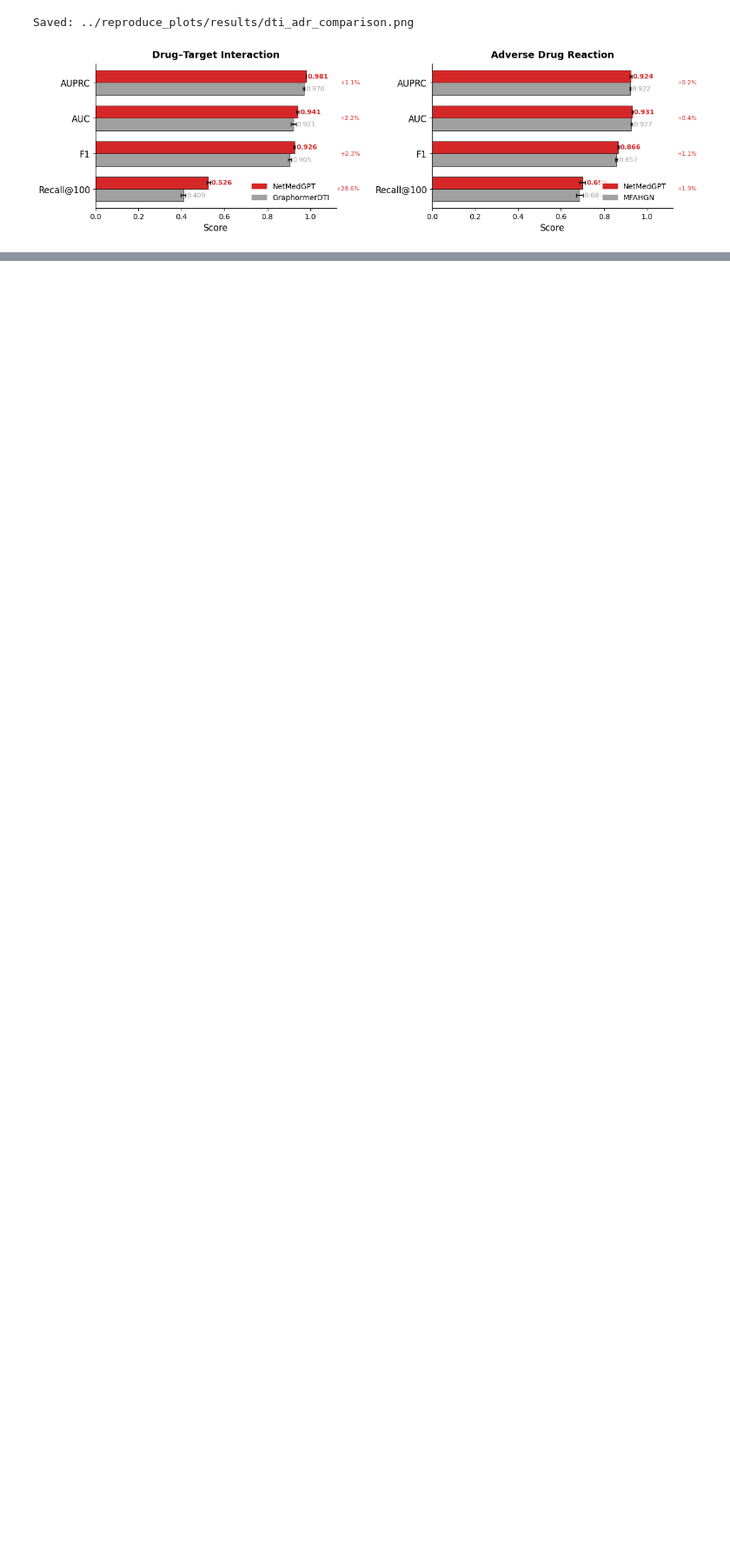
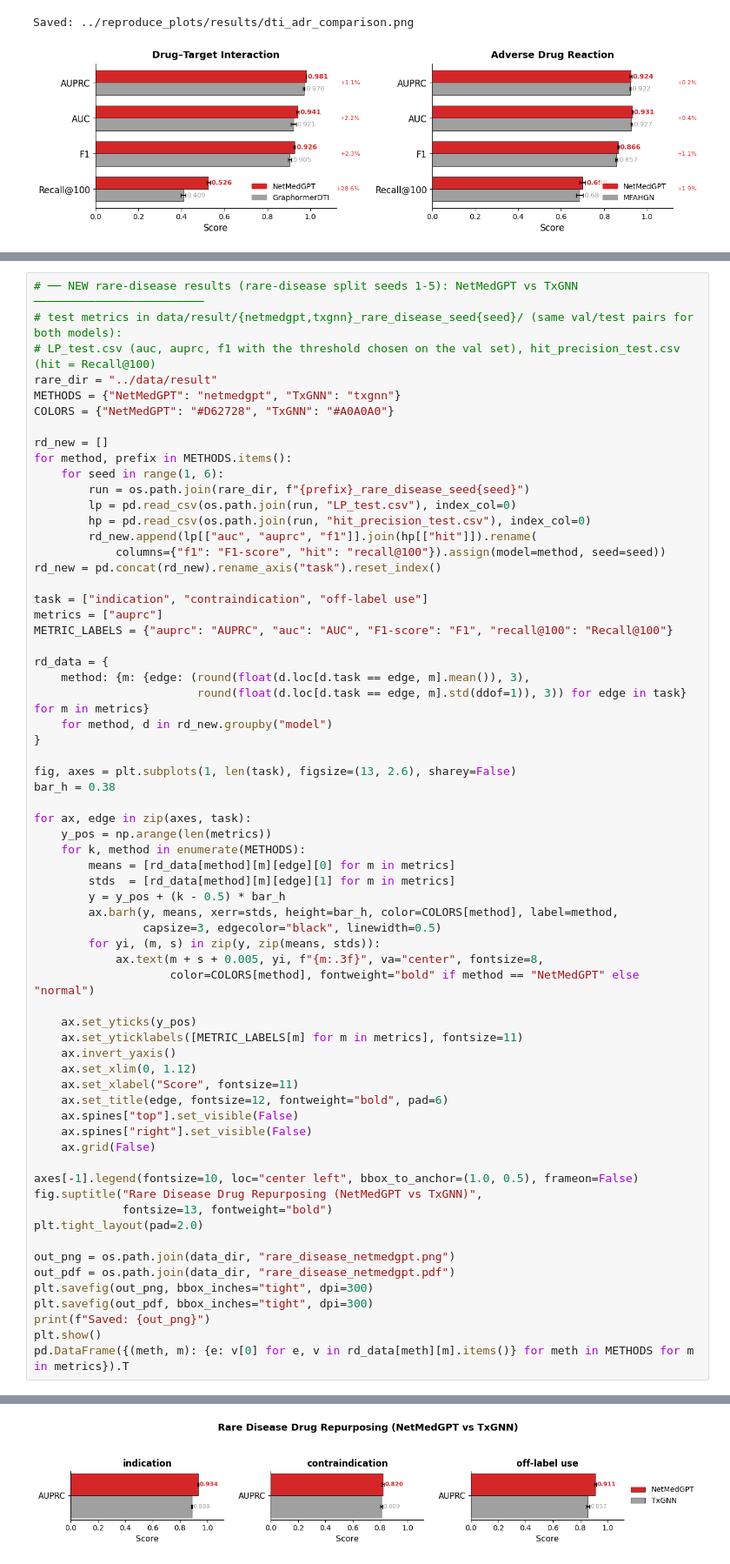
Before and after one commit to faren-f/NetMedGPT, a Jupyter notebook: reproduce_plots/reproduce_plots.ipynb, the cells around one changed output, grey strips where cells are left out. Shown at 87% size. Saved outputs shown, nothing was run; the diff lists cells and outputs as text; blank space fills up the shorter version.

```diff
--- a/reproduce_plots/reproduce_plots.ipynb
+++ b/reproduce_plots/reproduce_plots.ipynb
@@ -1887,0 +1973,66 @@ Saved: ../reproduce_plots/results/rare_disease_netmedgpt.png
+# %%
+# ── NEW rare-disease results (rare-disease split seeds 1-5): NetMedGPT vs TxGNN ─────────────────────────
+# test metrics in data/result/{netmedgpt,txgnn}_rare_disease_seed{seed}/ (same val/test pairs for both models):
+# LP_test.csv (auc, auprc, f1 with the threshold chosen on the val set), hit_precision_test.csv (hit = Recall@100)
+rare_dir = "../data/result"
+METHODS = {"NetMedGPT": "netmedgpt", "TxGNN": "txgnn"}
+COLORS = {"NetMedGPT": "#D62728", "TxGNN": "#A0A0A0"}
+
+rd_new = []
+for method, prefix in METHODS.items():
+    for seed in range(1, 6):
+        run = os.path.join(rare_dir, f"{prefix}_rare_disease_seed{seed}")
+        lp = pd.read_csv(os.path.join(run, "LP_test.csv"), index_col=0)
+        hp = pd.read_csv(os.path.join(run, "hit_precision_test.csv"), index_col=0)
+        rd_new.append(lp[["auc", "auprc", "f1"]].join(hp[["hit"]]).rename(
+            columns={"f1": "F1-score", "hit": "recall@100"}).assign(model=method, seed=seed))
+rd_new = pd.concat(rd_new).rename_axis("task").reset_index()
+
+task = ["indication", "contraindication", "off-label use"]
+metrics = ["auprc"]
+METRIC_LABELS = {"auprc": "AUPRC", "auc": "AUC", "F1-score": "F1", "recall@100": "Recall@100"}
+
+rd_data = {
+    method: {m: {edge: (round(float(d.loc[d.task == edge, m].mean()), 3),
+                        round(float(d.loc[d.task == edge, m].std(ddof=1)), 3)) for edge in task} for m in metrics}
+    for method, d in rd_new.groupby("model")
+}
+
+fig, axes = plt.subplots(1, len(task), figsize=(13, 2.6), sharey=False)
+bar_h = 0.38
+
+for ax, edge in zip(axes, task):
+    y_pos = np.arange(len(metrics))
+    for k, method in enumerate(METHODS):
+        means = [rd_data[method][m][edge][0] for m in metrics]
+        stds  = [rd_data[method][m][edge][1] for m in metrics]
+        y = y_pos + (k - 0.5) * bar_h
+        ax.barh(y, means, xerr=stds, height=bar_h, color=COLORS[method], label=method,
+                capsize=3, edgecolor="black", linewidth=0.5)
+        for yi, (m, s) in zip(y, zip(means, stds)):
+            ax.text(m + s + 0.005, yi, f"{m:.3f}", va="center", fontsize=8,
+                    color=COLORS[method], fontweight="bold" if method == "NetMedGPT" else "normal")
+
+    ax.set_yticks(y_pos)
+    ax.set_yticklabels([METRIC_LABELS[m] for m in metrics], fontsize=11)
+    ax.invert_yaxis()
+    ax.set_xlim(0, 1.12)
+    ax.set_xlabel("Score", fontsize=11)
+    ax.set_title(edge, fontsize=12, fontweight="bold", pad=6)
+    ax.spines["top"].set_visible(False)
+    ax.spines["right"].set_visible(False)
+    ax.grid(False)
+
+axes[-1].legend(fontsize=10, loc="center left", bbox_to_anchor=(1.0, 0.5), frameon=False)
+fig.suptitle("Rare Disease Drug Repurposing (NetMedGPT vs TxGNN)",
+             fontsize=13, fontweight="bold")
+plt.tight_layout(pad=2.0)
+
+out_png = os.path.join(data_dir, "rare_disease_netmedgpt.png")
+out_pdf = os.path.join(data_dir, "rare_disease_netmedgpt.pdf")
+plt.savefig(out_png, bbox_inches="tight", dpi=300)
+plt.savefig(out_pdf, bbox_inches="tight", dpi=300)
+print(f"Saved: {out_png}")
+plt.show()
+pd.DataFrame({(meth, m): {e: v[0] for e, v in rd_data[meth][m].items()} for meth in METHODS for m in metrics}).T
+# %% [output]
@@ -1887,0 +2040 @@ Saved: ../reproduce_plots/results/rare_disease_netmedgpt.png
+[figure, added]
```
Also changed, not shown: parts of 7 cells of this notebook, 34 other files.
